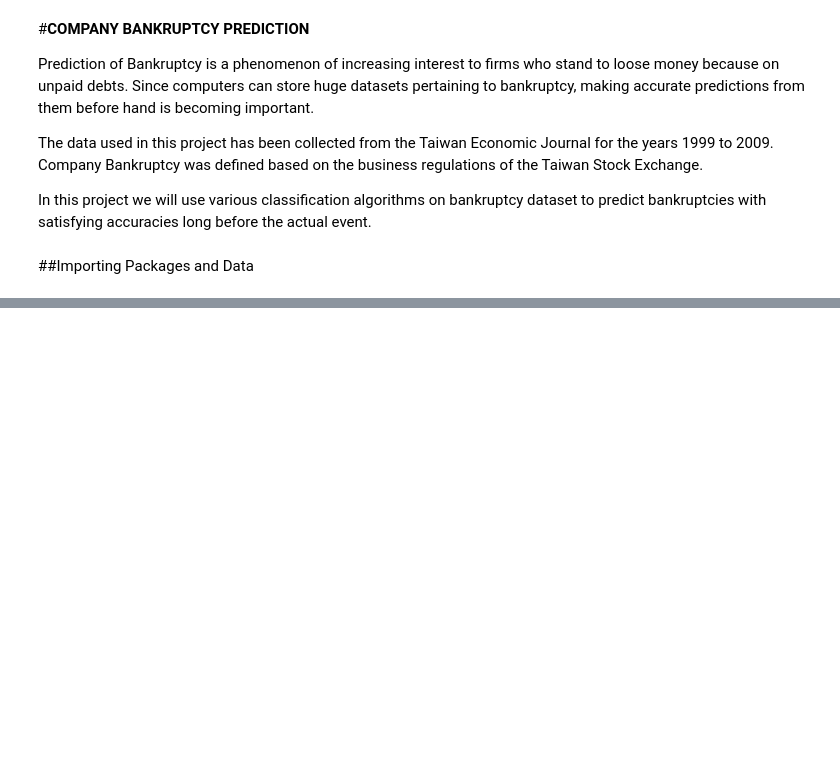
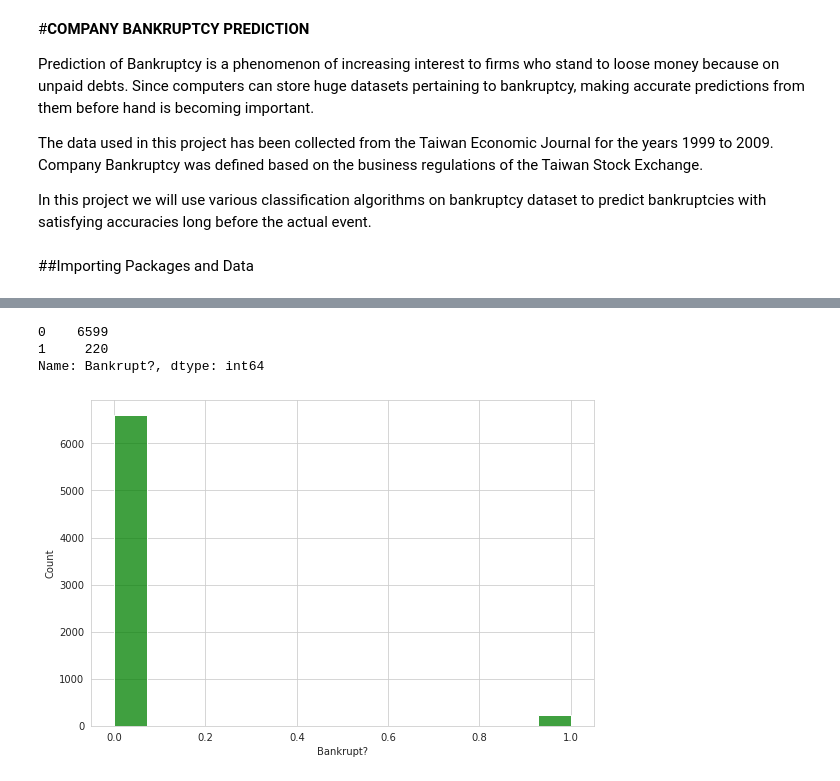
Before and after one commit to kapeeshvarma/Company-Bankruptcy-Prediction, a Jupyter notebook: Company_Bankruptcy_Prediction_Capstone_Project.ipynb, the cells around one changed output, grey strips where cells are left out. Cells and saved outputs as stored; diff of their text form; code cells hidden in the pictures; blank space fills up the shorter version.

```diff
--- a/Company_Bankruptcy_Prediction_Capstone_Project.ipynb
+++ b/Company_Bankruptcy_Prediction_Capstone_Project.ipynb
@@ -36,0 +59,15 @@ data.head(5)
+# %%
+# Visualize how many records indicate Bankruptcy
+print(data['Bankrupt?'].value_counts())
+
+sns.set_style('whitegrid')
+fig, ax = plt.subplots()
+fig.set_size_inches(9,6)
+
+sns.histplot(data['Bankrupt?'],color='green')
+plt.show()
+# %% [output]
+0    6599
+1     220
+Name: Bankrupt?, dtype: int64
+[figure, added]
```
Also changed, not shown: parts of 15 cells of this notebook.
